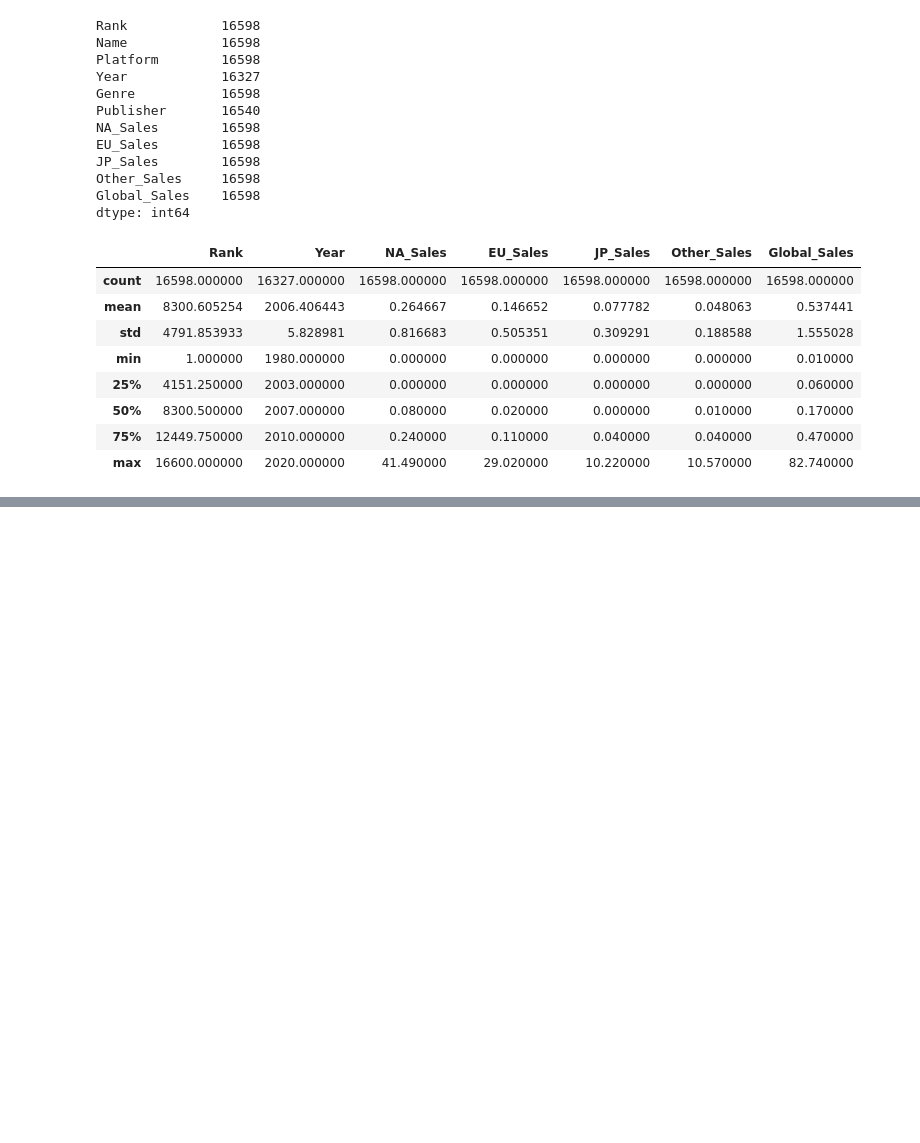
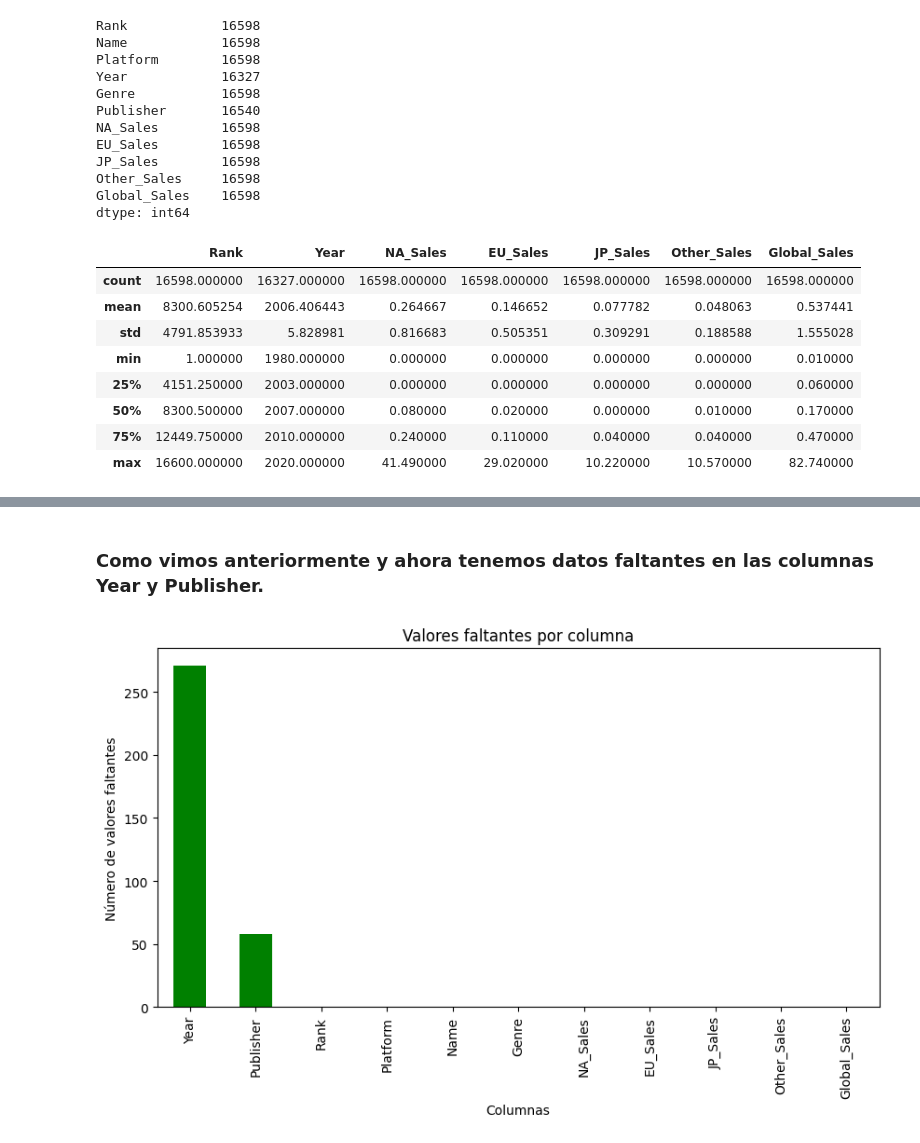
Before and after one commit to Bootcamp-Data-Analyst/P2-Procesamiento-Limpieza-Python-Ruben, a Jupyter notebook: notebook/P2-Procesamiento.ipynb, the cells around one changed output, grey strips where cells are left out. Saved outputs shown, nothing was run; the diff lists cells and outputs as text; code cells hidden in the pictures; blank space fills up the shorter version.

```diff
--- a/notebook/P2-Procesamiento.ipynb
+++ b/notebook/P2-Procesamiento.ipynb
@@ -95,0 +119,16 @@ df.describe()
+# %% [markdown]
+### Como vimos anteriormente y ahora tenemos datos faltantes en las columnas Year y Publisher.
+# %%
+# Variable que almacena la suma de valores faltantes por columnas ordenadas de mayor a menor
+missing_values = df.isnull().sum().sort_values(ascending=False)
+
+# Gráfico de barras para visualizar valores faltantes por columna
+plt.figure(figsize=(10,5))
+# Usamos la variable missing_values para crear el gráfico
+missing_values.plot(kind='bar', color='green')
+plt.title('Valores faltantes por columna')
+plt.ylabel('Número de valores faltantes')
+plt.xlabel('Columnas')
+plt.show()
+# %% [output]
+[figure, added]
```
Also changed, not shown: parts of 34 cells of this notebook.
